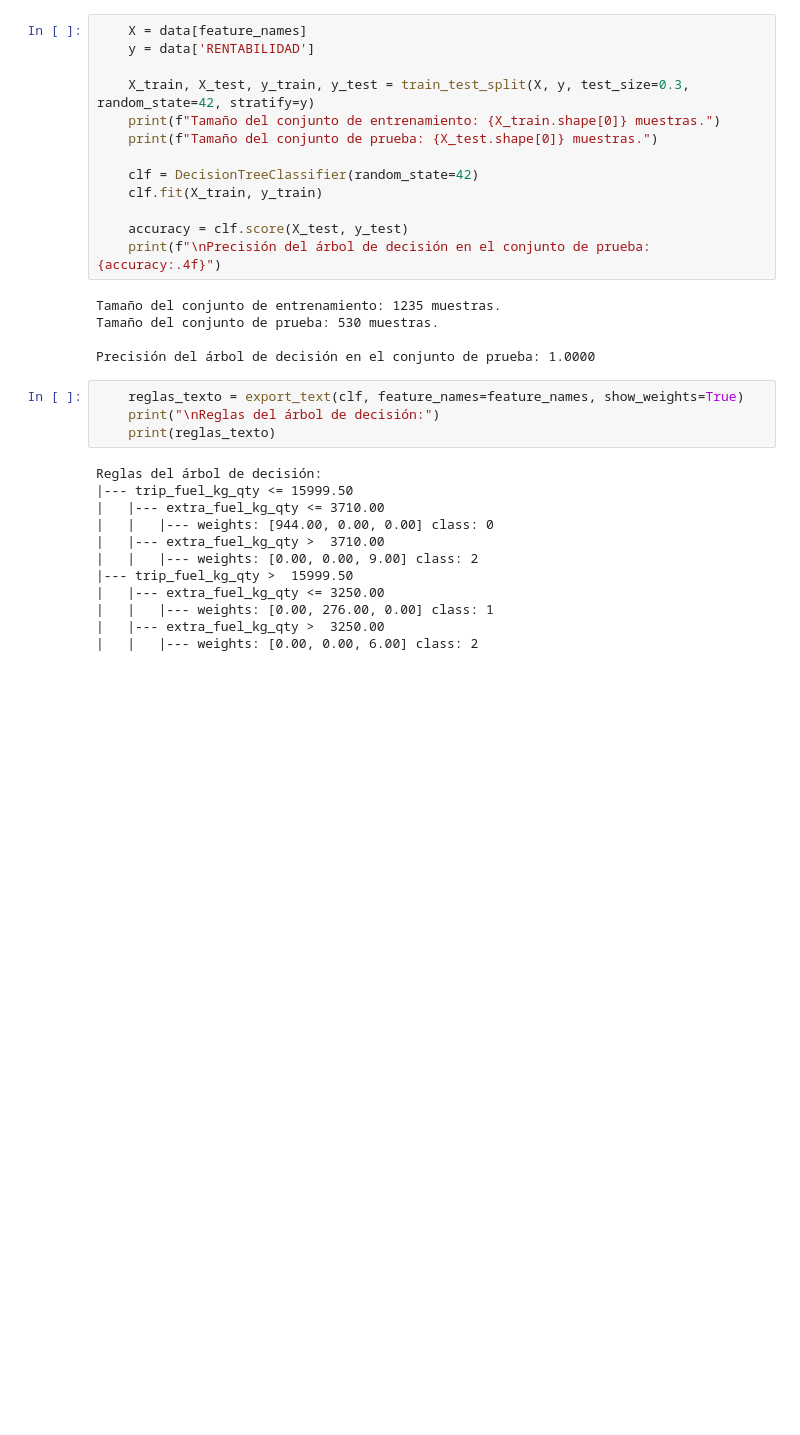
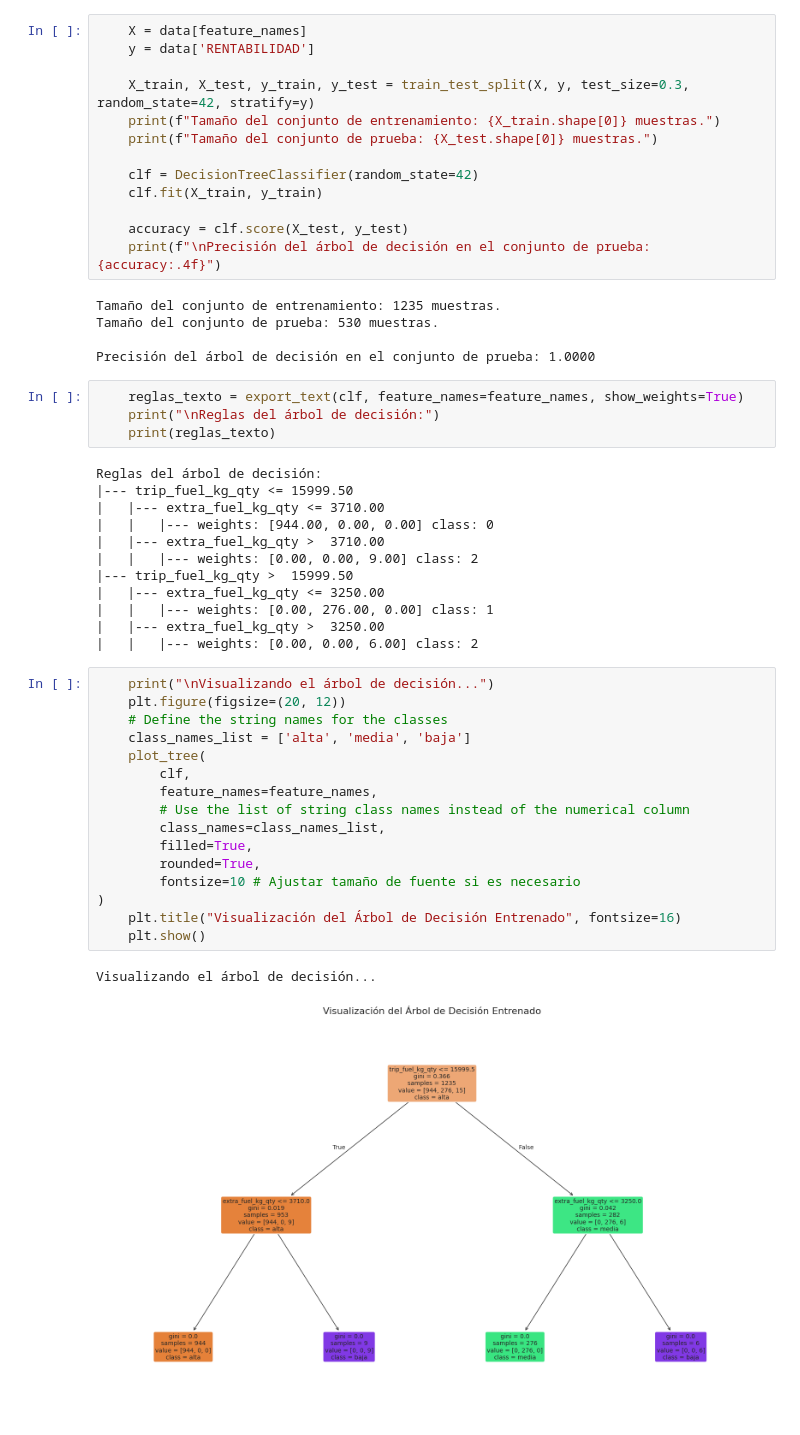
Before and after one commit to Felipepa9/MADSI, a Jupyter notebook: Sección_2_Arbol_de_Decisión.ipynb, the cells around one changed output. Saved outputs shown, nothing was run; the diff lists cells and outputs as text; blank space fills up the shorter version.

```diff
--- a/Sección_2_Arbol_de_Decisión.ipynb
+++ b/Sección_2_Arbol_de_Decisión.ipynb
@@ -90,3 +90,22 @@ Reglas del árbol de decisión:
 |   |   |--- weights: [0.00, 276.00, 0.00] class: 1
 |   |--- extra_fuel_kg_qty >  3250.00
 |   |   |--- weights: [0.00, 0.00, 6.00] class: 2
+# %%
+    print("\nVisualizando el árbol de decisión...")
+    plt.figure(figsize=(20, 12))
+    # Define the string names for the classes
+    class_names_list = ['alta', 'media', 'baja']
+    plot_tree(
+        clf,
+        feature_names=feature_names,
+        # Use the list of string class names instead of the numerical column
+        class_names=class_names_list,
+        filled=True,
+        rounded=True,
+        fontsize=10 # Ajustar tamaño de fuente si es necesario
+)
+    plt.title("Visualización del Árbol de Decisión Entrenado", fontsize=16)
+    plt.show()
+# %% [output]
+Visualizando el árbol de decisión...
+[figure, added]
```
Also changed, not shown: parts of 2 cells of this notebook.
